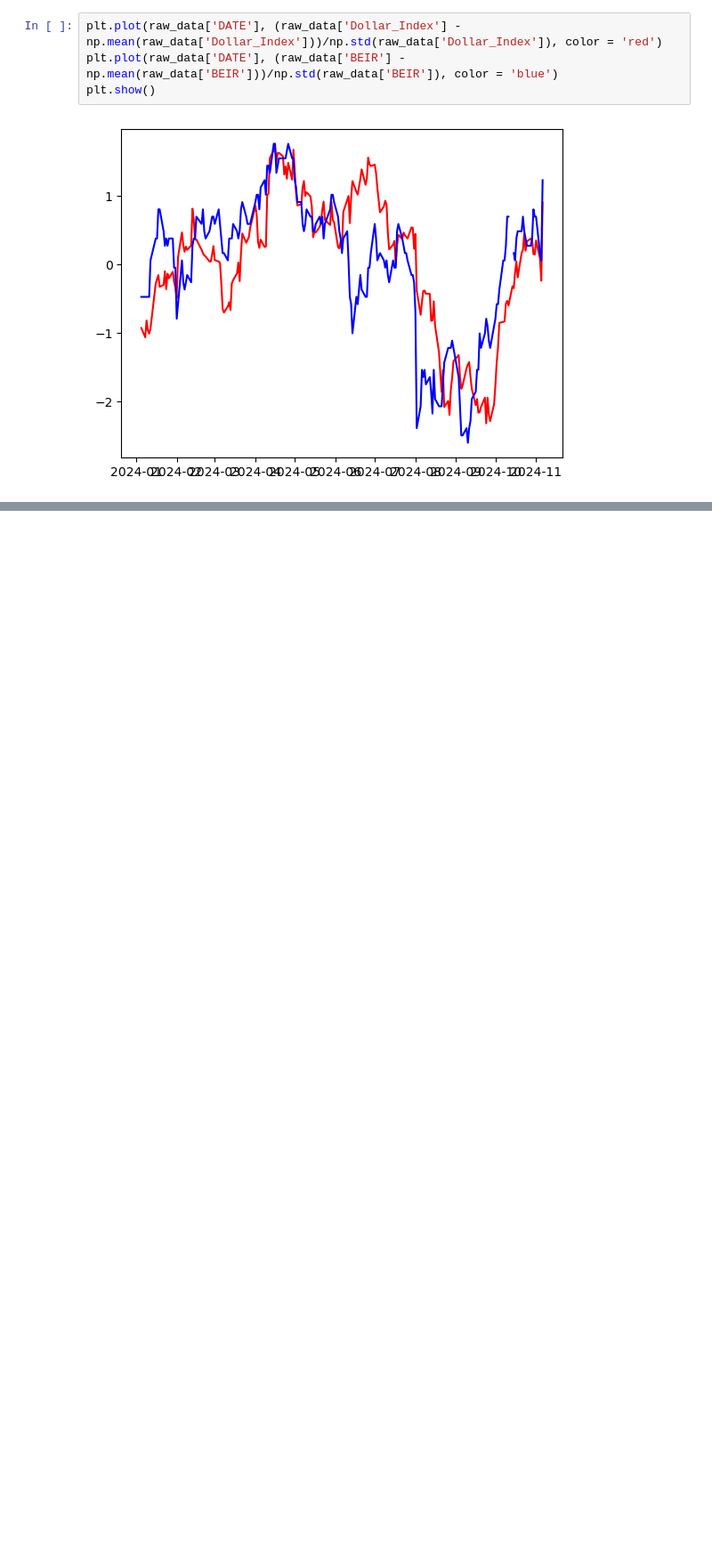
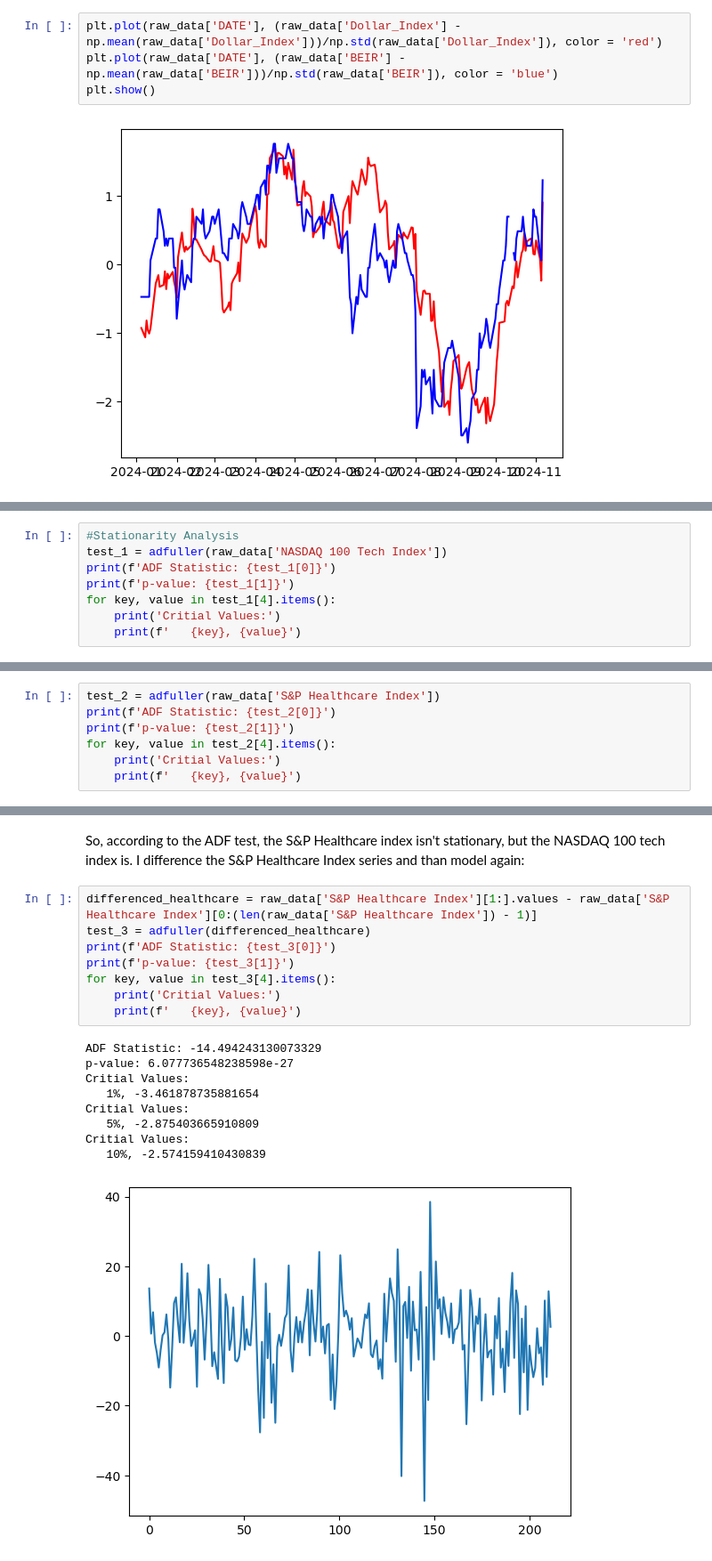
Before and after one commit to dg3358/ACTU-5842-Project, a Jupyter notebook: project_code.ipynb, the cells around one changed output, grey strips where cells are left out. Shown at 89% size. Drawn from its saved outputs; the diff is of its cells as text; blank space fills up the shorter version.

```diff
--- a/project_code.ipynb
+++ b/project_code.ipynb
@@ -129,0 +131,8 @@ plt.show()
+# %%
+#Stationarity Analysis
+test_1 = adfuller(raw_data['NASDAQ 100 Tech Index'])
+print(f'ADF Statistic: {test_1[0]}')
+print(f'p-value: {test_1[1]}')
+for key, value in test_1[4].items():
+    print('Critial Values:')
+    print(f'   {key}, {value}')
@@ -129,0 +148,7 @@ plt.show()
+# %%
+test_2 = adfuller(raw_data['S&P Healthcare Index'])
+print(f'ADF Statistic: {test_2[0]}')
+print(f'p-value: {test_2[1]}')
+for key, value in test_2[4].items():
+    print('Critial Values:')
+    print(f'   {key}, {value}')
@@ -129,0 +164,20 @@ plt.show()
+# %% [markdown]
+So, according to the ADF test, the S&P Healthcare index isn't stationary, but the NASDAQ 100 tech index is. I difference the S&P Healthcare Index series and than model again:
+# %%
+differenced_healthcare = raw_data['S&P Healthcare Index'][1:].values - raw_data['S&P Healthcare Index'][0:(len(raw_data['S&P Healthcare Index']) - 1)]
+test_3 = adfuller(differenced_healthcare)
+print(f'ADF Statistic: {test_3[0]}')
+print(f'p-value: {test_3[1]}')
+for key, value in test_3[4].items():
+    print('Critial Values:')
+    print(f'   {key}, {value}')
+# %% [output]
+ADF Statistic: -14.494243130073329
+p-value: 6.077736548238598e-27
+Critial Values:
+   1%, -3.461878735881654
+Critial Values:
+   5%, -2.875403665910809
+Critial Values:
+   10%, -2.574159410430839
+[figure, added]
```
Also changed, not shown: parts of 11 cells of this notebook.
